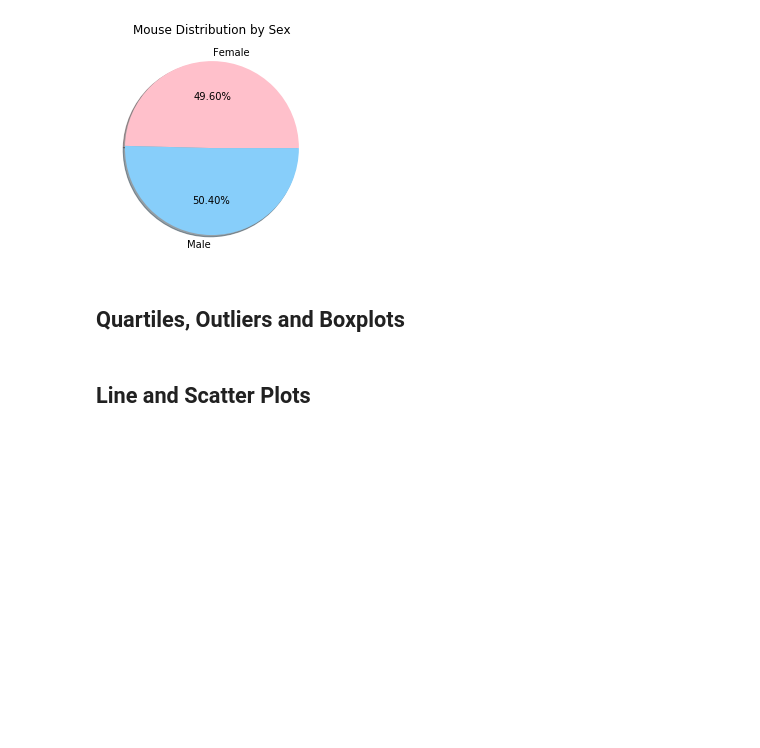
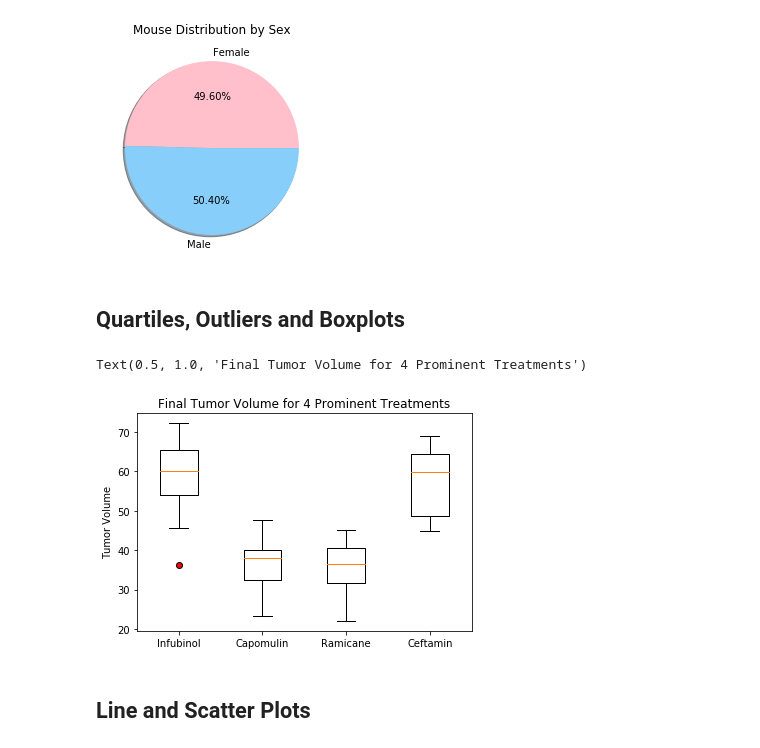
Before and after one commit to chanafin/5-GWHW, a Jupyter notebook: PharmaceuticalsCH/Instructions/Pymaceuticals/PharmaceuticalsCH.ipynb, the cells around one changed output. Saved outputs shown, nothing was run; the diff lists cells and outputs as text; code cells hidden in the pictures; blank space fills up the shorter version.

```diff
--- a/PharmaceuticalsCH/Instructions/Pymaceuticals/PharmaceuticalsCH.ipynb
+++ b/PharmaceuticalsCH/Instructions/Pymaceuticals/PharmaceuticalsCH.ipynb
@@ -196,5 +196,53 @@ Text(0.5, 1.0, 'Mouse Distribution by Sex')
+# %%
+# Calculate the final tumor volume of each mouse across four of the most promising treatment regimens. Calculate the IQR and quantitatively determine if there are any potential outliers.
+
+max_df = miceclean.groupby("Mouse ID").nth(-1)
+max_df = max_df.reset_index()
+
+infubinol = max_df.loc[max_df['Drug Regimen']== 'Infubinol']['Tumor Volume (mm3)']
+i_quartiles = infubinol.quantile([.25, .5, .75])
+i_lower = i_quartiles[.25]
+i_upper = i_quartiles[.75]
+i_median = i_quartiles[.5]
+i_iqr = i_upper - i_lower
+i_lower_b = i_lower - (1.5*i_iqr)
+i_upper_b = i_upper + (1.5*i_iqr)
+
+capomulin = max_df.loc[max_df['Drug Regimen']== 'Capomulin']['Tumor Volume (mm3)']
+cap_quartiles = capomulin.quantile([.25, .5, .75])
+cap_lower = cap_quartiles[.25]
+cap_upper = cap_quartiles[.75]
+cap_median = cap_quartiles[.5]
+cap_iqr = cap_upper - cap_lower
+cap_lower_b = cap_lower - (1.5*cap_iqr)
+cap_upper_b = cap_upper + (1.5*cap_iqr)
+
+ramicane = max_df.loc[max_df['Drug Regimen']== 'Ramicane']['Tumor Volume (mm3)']
+r_quartiles = ramicane.quantile([.25, .5, .75])
+r_lower = r_quartiles[.25]
+r_upper = r_quartiles[.75]
+r_median = r_quartiles[.5]
+r_iqr = r_upper - r_lower
+r_lower_b = r_lower - (1.5*r_iqr)
+r_upper_b = r_upper + (1.5*r_iqr)
+
+ceftamin = max_df.loc[max_df['Drug Regimen']== 'Ceftamin']['Tumor Volume (mm3)']
+ce_quartiles = ceftamin.quantile([.25, .5, .75])
+ce_lower = ce_quartiles[.25]
+ce_upper = ce_quartiles[.75]
+ce_median = ce_quartiles[.5]
+ce_iqr = ce_upper - ce_lower
+ce_lower_b = ce_lower - (1.5*ce_iqr)
+ce_upper_b = ce_upper + (1.5*ce_iqr)
 # %%
 # Generate a box plot of the final tumor volume of each mouse across four regimens of interest
+
+plt.boxplot([infubinol, capomulin, ramicane, ceftamin], labels = ['Infubinol', 'Capomulin', 'Ramicane', 'Ceftamin'], flierprops = {"markerfacecolor": "red"})
+plt.ylabel("Tumor Volume")
+plt.title("Final Tumor Volume for 4 Prominent Treatments")
+# %% [output]
+Text(0.5, 1.0, 'Final Tumor Volume for 4 Prominent Treatments')
+[figure, added]
 # %% [markdown]
 ## Line and Scatter Plots
 # %%
```
Also changed, not shown: parts of 11 cells of this notebook.
